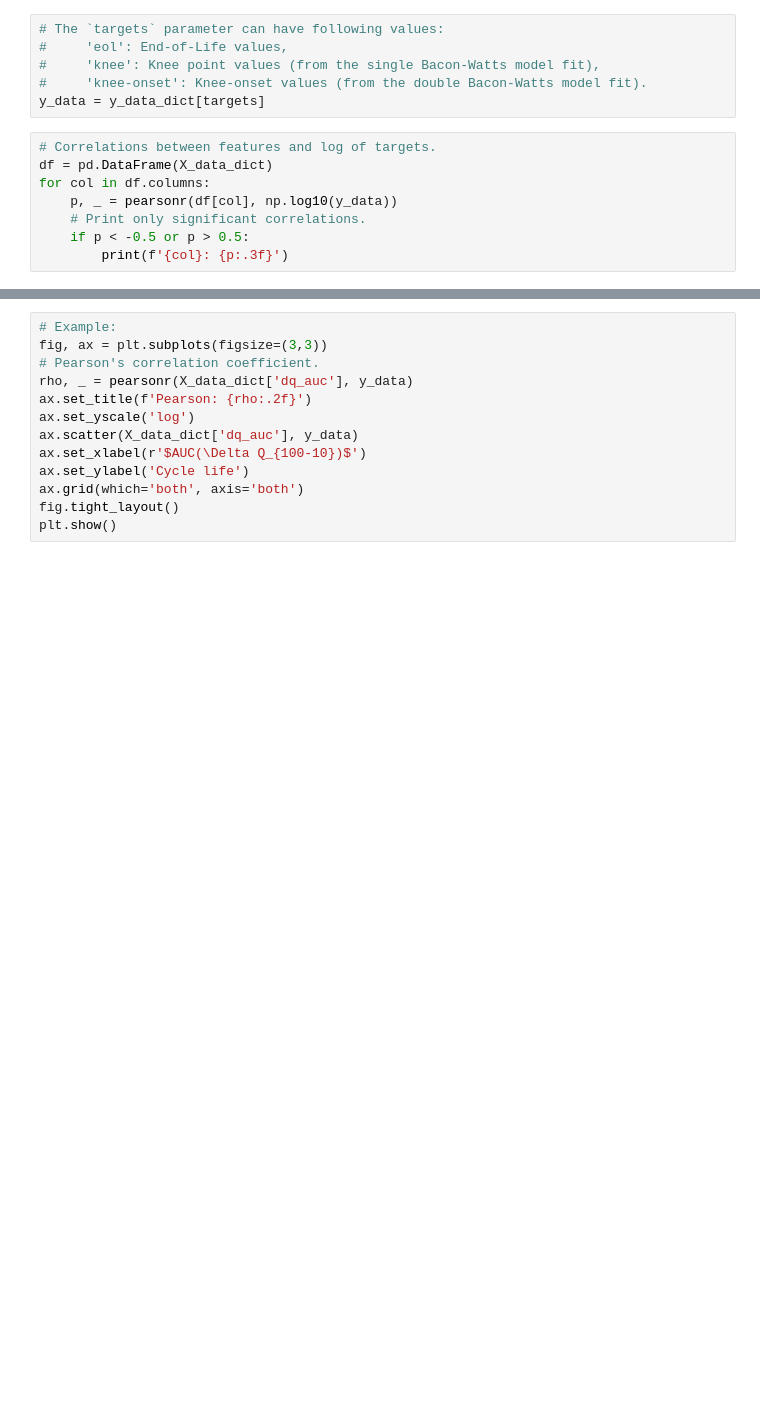
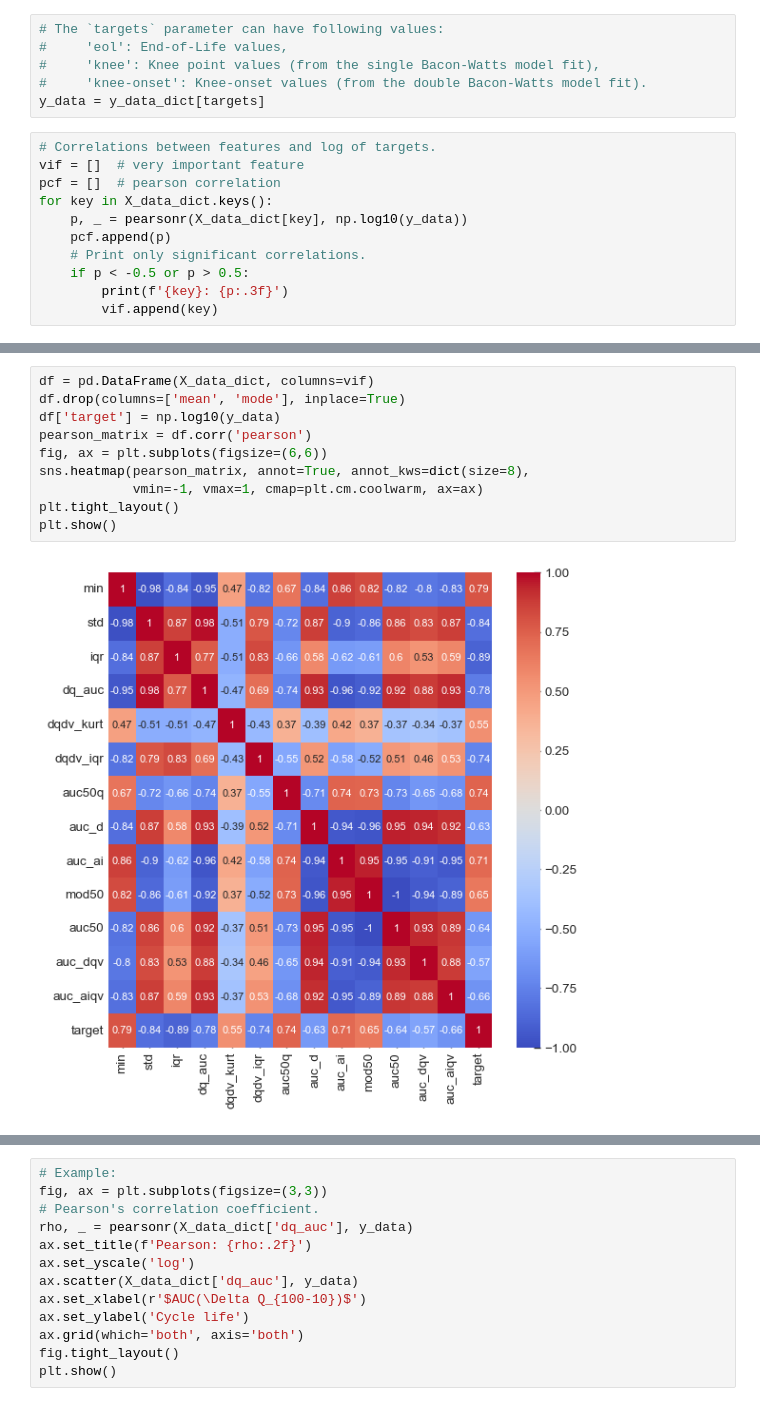
Before and after one commit to sarajcev/data-driven-prediction-of-battery-cycle-life-before-capacity-degradation, a Jupyter notebook: Models.ipynb, the cells around one changed output, grey strips where cells are left out. Drawn from its saved outputs; the diff is of its cells as text; blank space fills up the shorter version.

```diff
--- a/Models.ipynb
+++ b/Models.ipynb
@@ -342,12 +349,15 @@ dict_keys(['class_min', 'class_std', 'min', 'max', 'mean', 'std', 'mode', 'skew'
 y_data = y_data_dict[targets]
 # %%
 # Correlations between features and log of targets.
-df = pd.DataFrame(X_data_dict)
-for col in df.columns:
-    p, _ = pearsonr(df[col], np.log10(y_data))
+vif = []  # very important feature
+pcf = []  # pearson correlation
+for key in X_data_dict.keys():
+    p, _ = pearsonr(X_data_dict[key], np.log10(y_data))
+    pcf.append(p)
     # Print only significant correlations.
     if p < -0.5 or p > 0.5:
-        print(f'{col}: {p:.3f}')
+        print(f'{key}: {p:.3f}')
+        vif.append(key)
 # %% [output]
 min: 0.794
 mean: 0.779
@@ -366,0 +377,12 @@ auc50q: 0.739
+# %%
+df = pd.DataFrame(X_data_dict, columns=vif)
+df.drop(columns=['mean', 'mode'], inplace=True)
+df['target'] = np.log10(y_data)
+pearson_matrix = df.corr('pearson')
+fig, ax = plt.subplots(figsize=(6,6))
+sns.heatmap(pearson_matrix, annot=True, annot_kws=dict(size=8),
+            vmin=-1, vmax=1, cmap=plt.cm.coolwarm, ax=ax)
+plt.tight_layout()
+plt.show()
+# %% [output]
+[figure, added]
```
Also changed, not shown: parts of 37 cells of this notebook, 1 other file.
